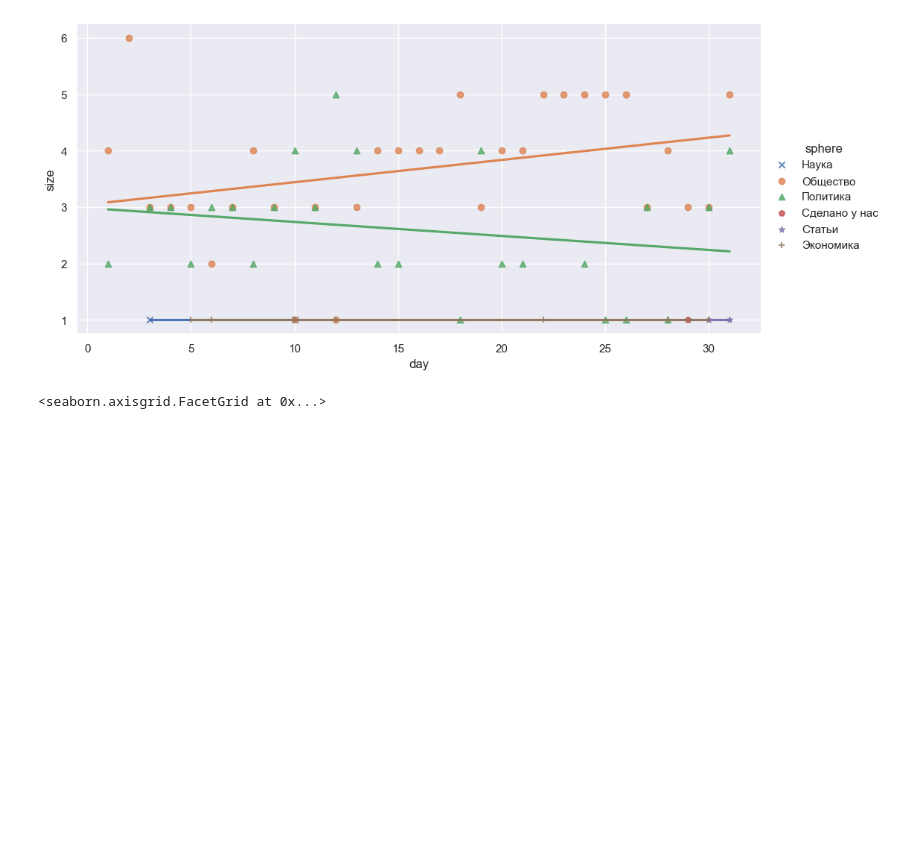
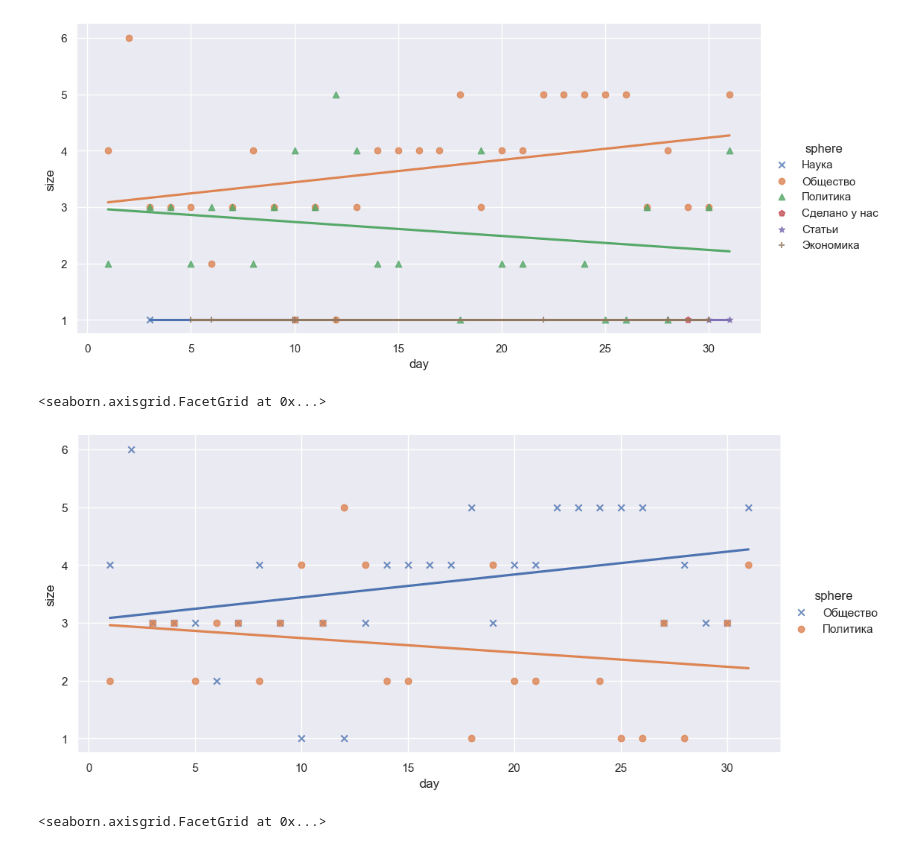
Before and after one commit to alekseyst/text_analysis_2025, a Jupyter notebook: Practical_5/Practical_5_Visualization.ipynb, the cells around one changed output. Drawn from its saved outputs; the diff is of its cells as text; code cells hidden in the pictures; blank space fills up the shorter version.

```diff
--- a/Practical_5/Practical_5_Visualization.ipynb
+++ b/Practical_5/Practical_5_Visualization.ipynb
@@ -300,6 +302,15 @@ sns.lmplot(x='day', y = 'size', hue='sphere', markers = ['x','o','^','p','*','+'
 # %% [output]
 <seaborn.axisgrid.FacetGrid at 0x...>
 [figure]
+# %%
+#И убрать лишнее
+
+dec_sizes_sphere_part = dec_sizes_sphere[dec_sizes_sphere['sphere'].isin(['Общество', 'Политика'])]
+sns.lmplot(x='day', y = 'size', hue='sphere', markers = ['x','o'],
+           height=5, ci=0, aspect=2, data=dec_sizes_sphere_part)
+# %% [output]
+<seaborn.axisgrid.FacetGrid at 0x...>
+[figure, added]
 # %%
 #Кроме того, можем каждую сферу отобразить на отдельном графике
 
```
Also changed, not shown: parts of 13 cells of this notebook, 1 other file.
